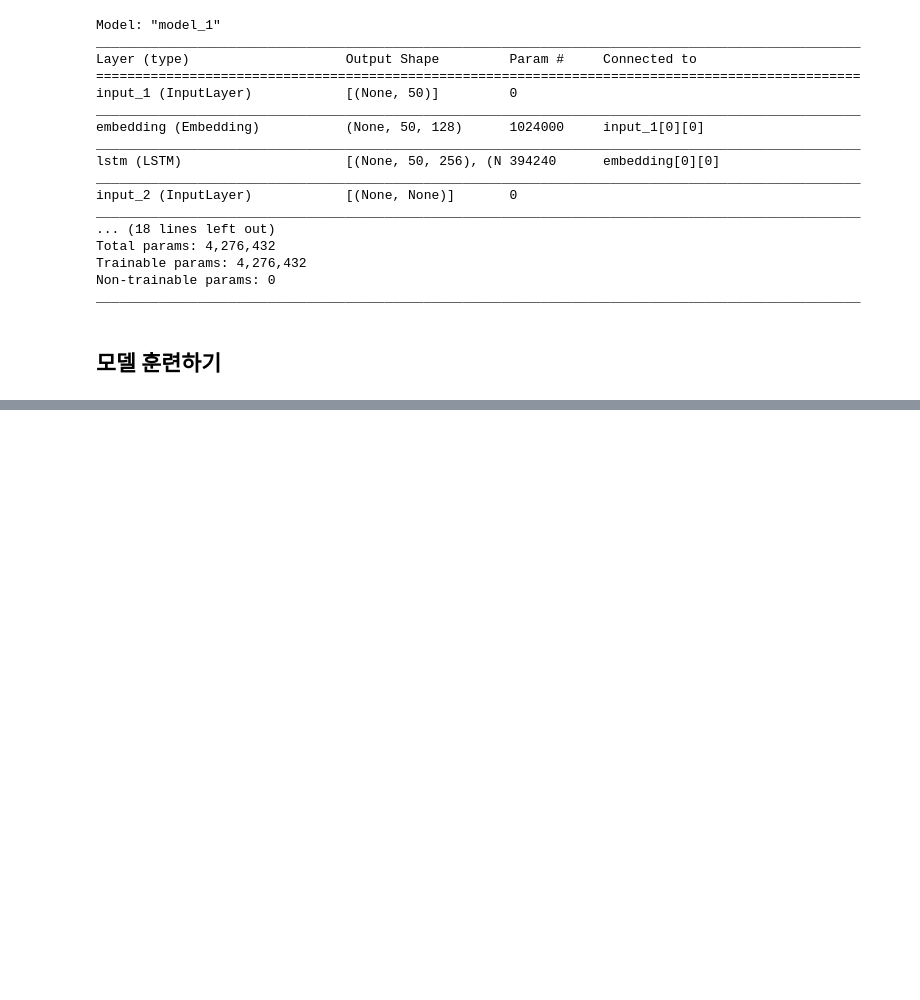
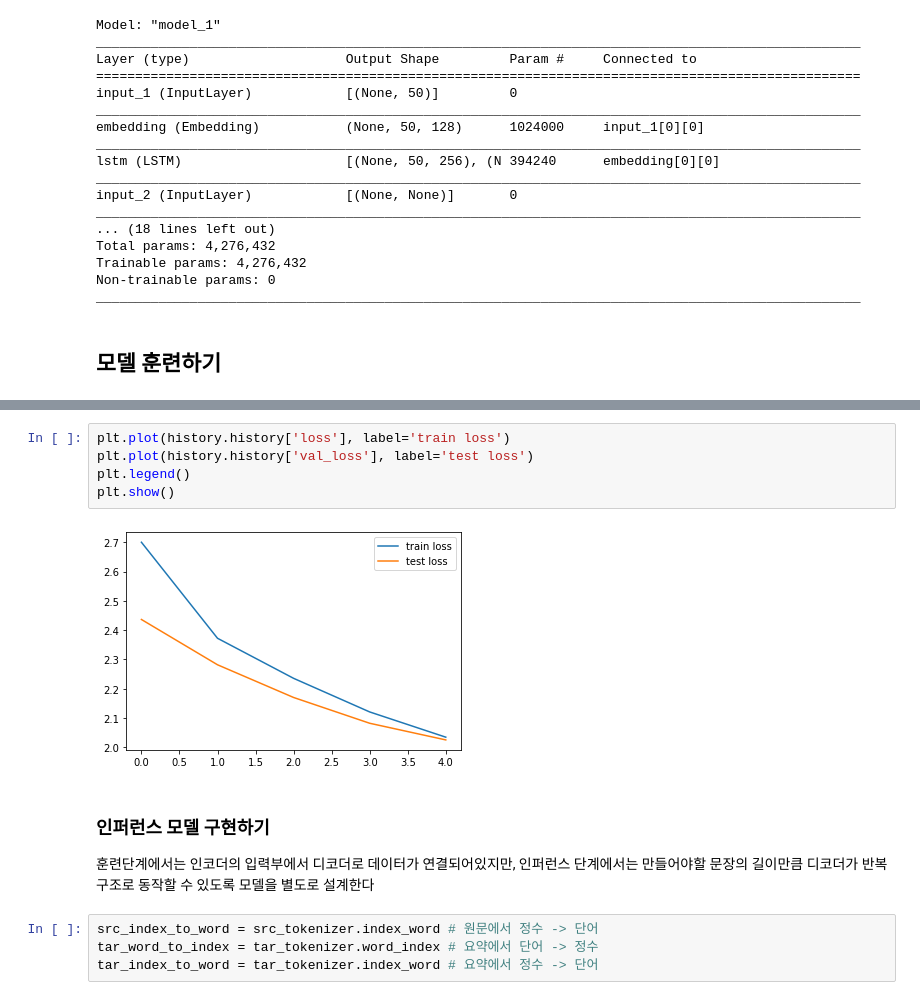
Before and after one commit to Caligo46/aiffel_lms, a Jupyter notebook: Expl_10_text_summarization.ipynb, the cells around one changed output, grey strips where cells are left out. Drawn from its saved outputs; the diff is of its cells as text; blank space fills up the shorter version.

```diff
--- a/Expl_10_text_summarization.ipynb
+++ b/Expl_10_text_summarization.ipynb
@@ -593,0 +594,14 @@ Epoch 5/5
+# %%
+plt.plot(history.history['loss'], label='train loss')
+plt.plot(history.history['val_loss'], label='test loss')
+plt.legend()
+plt.show()
+# %% [output]
+[figure, added]
+# %% [markdown]
+### 인퍼런스 모델 구현하기
+훈련단계에서는 인코더의 입력부에서 디코더로 데이터가 연결되어있지만, 인퍼런스 단계에서는 만들어야할 문장의 길이만큼 디코더가 반복 구조로 동작할 수 있도록 모델을 별도로 설계한다
+# %%
+src_index_to_word = src_tokenizer.index_word # 원문에서 정수 -> 단어
+tar_word_to_index = tar_tokenizer.word_index # 요약에서 단어 -> 정수
+tar_index_to_word = tar_tokenizer.index_word # 요약에서 정수 -> 단어
```
Also changed, not shown: parts of 23 cells of this notebook, 4 other files.
